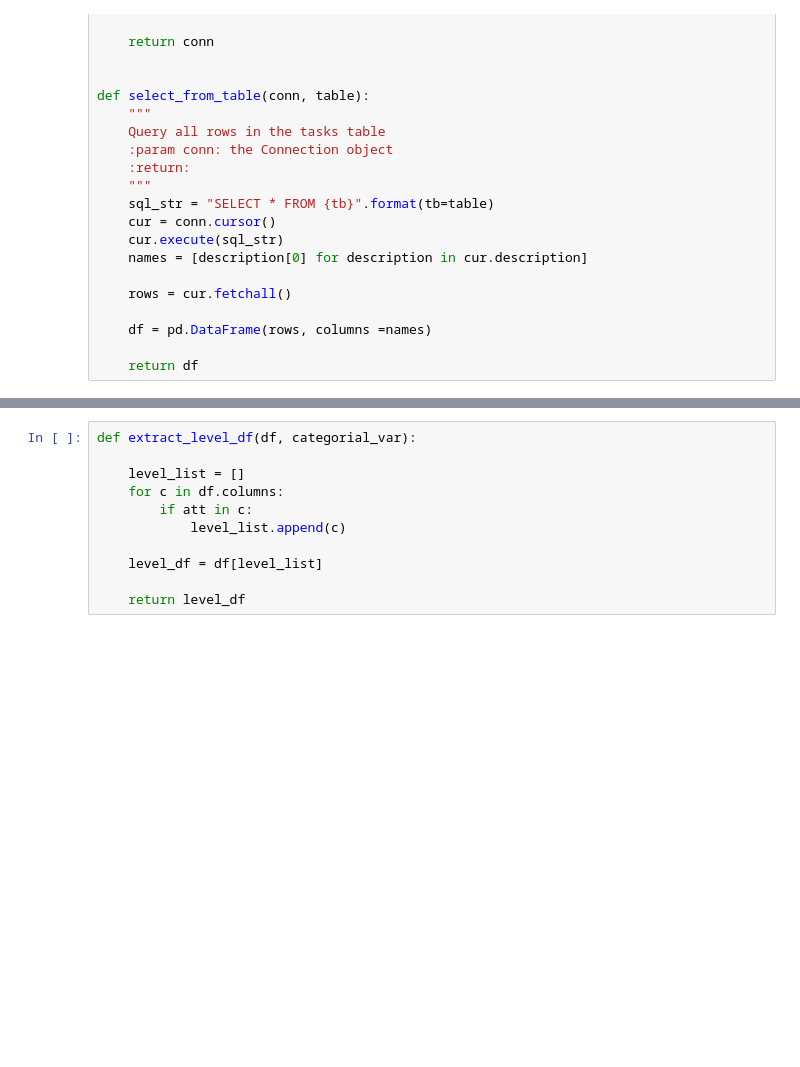
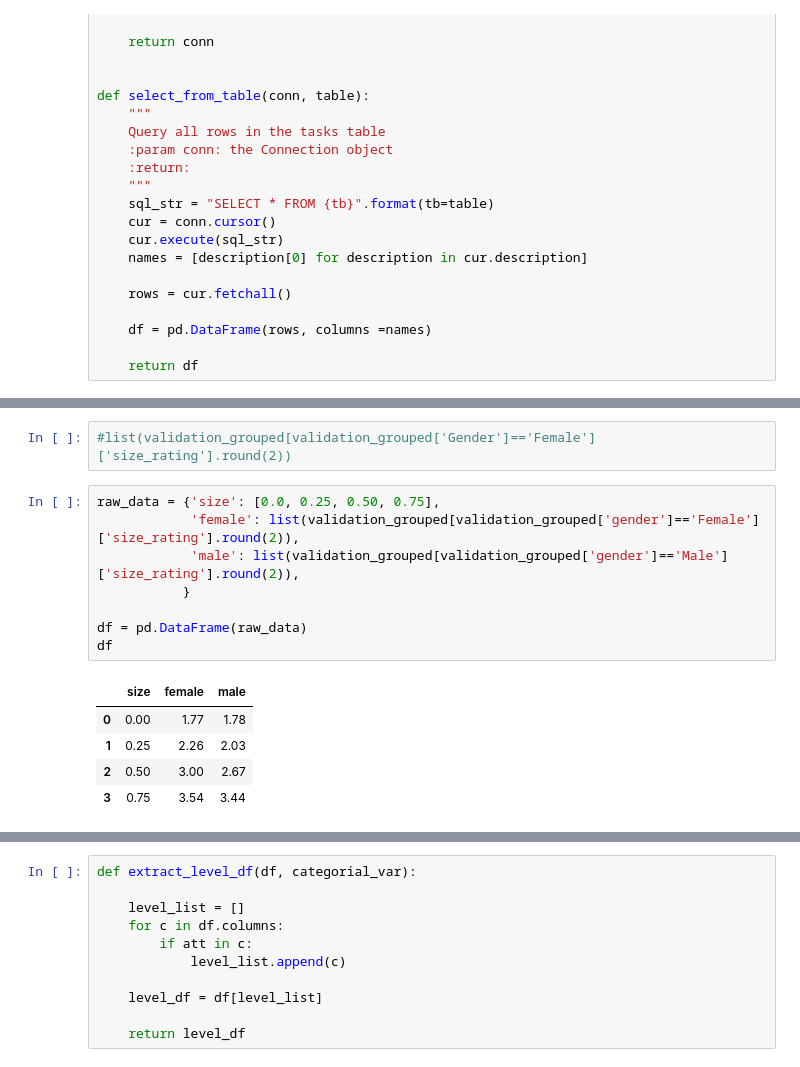
Before and after one commit to amywinecoff/sport-body-project, a Jupyter notebook: analysis.ipynb, the cells around one changed output, grey strips where cells are left out. Saved outputs shown, nothing was run; the diff lists cells and outputs as text; blank space fills up the shorter version.

```diff
--- a/analysis.ipynb
+++ b/analysis.ipynb
@@ -67,0 +67,16 @@ Index(['subj', 'sport', 'gender', 'orientation', 'age', 'education', 'race',
+# %%
+#list(validation_grouped[validation_grouped['Gender']=='Female']['size_rating'].round(2))
+# %%
+raw_data = {'size': [0.0, 0.25, 0.50, 0.75],
+            'female': list(validation_grouped[validation_grouped['gender']=='Female']['size_rating'].round(2)),
+            'male': list(validation_grouped[validation_grouped['gender']=='Male']['size_rating'].round(2)),
+           }
+
+df = pd.DataFrame(raw_data)
+df
+# %% [output]
+|  | size | female | male |
+| 0 | 0.00 | 1.77 | 1.78 |
+| 1 | 0.25 | 2.26 | 2.03 |
+| 2 | 0.50 | 3.00 | 2.67 |
+| 3 | 0.75 | 3.54 | 3.44 |
```
Also changed, not shown: parts of 19 cells of this notebook, 3 other files.
